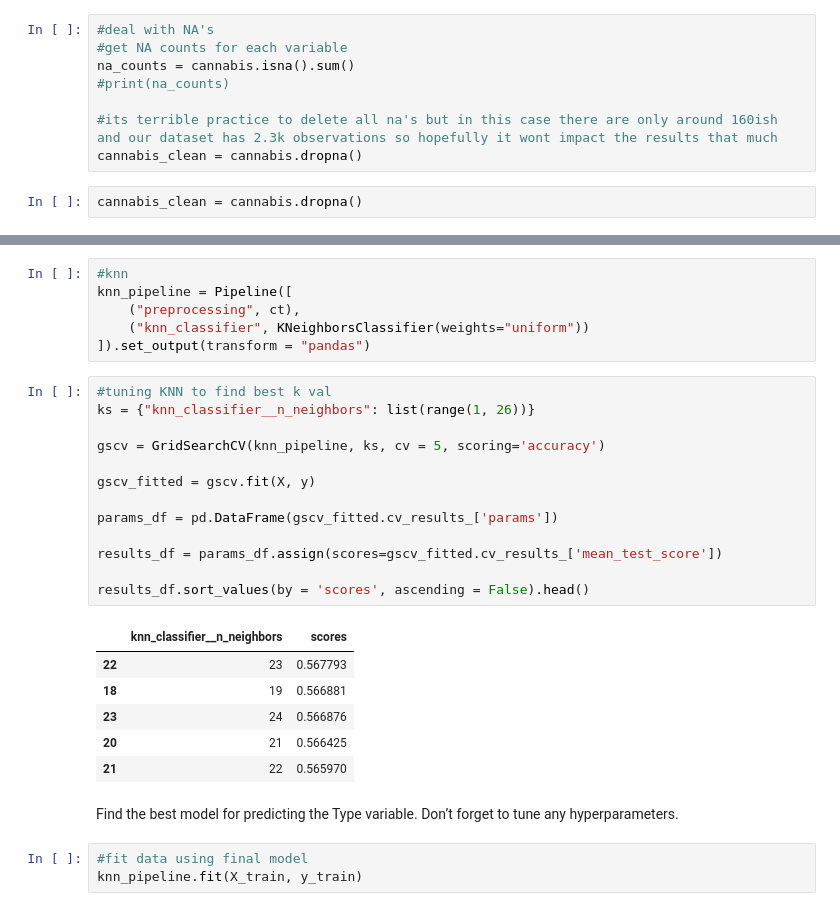
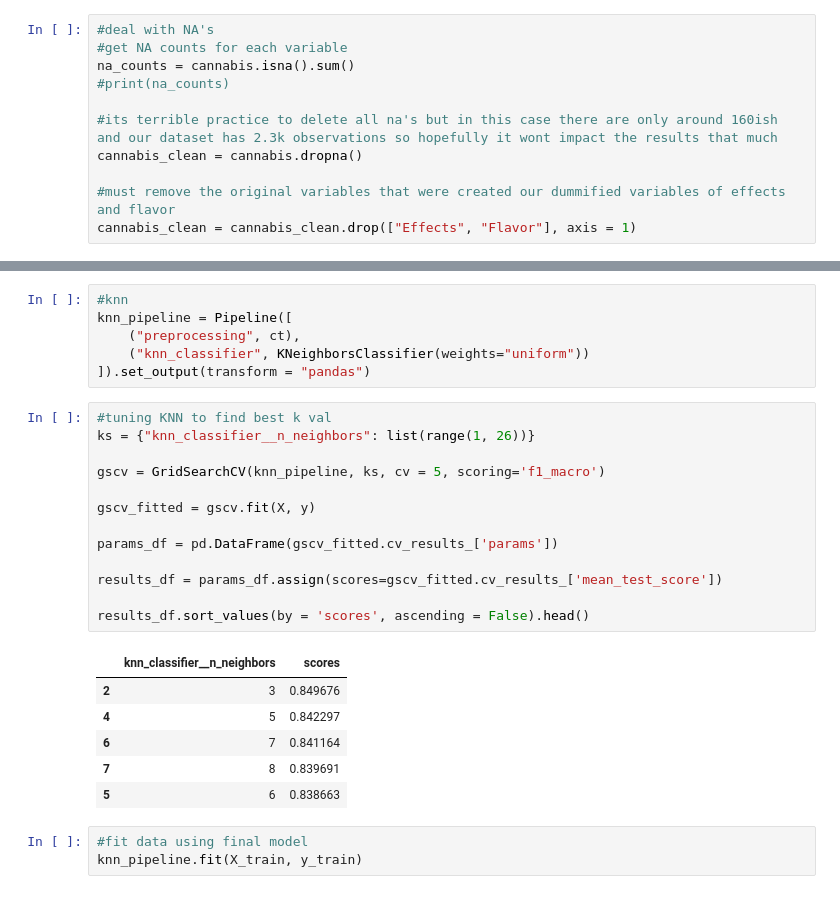
Before and after one commit to BLauf/GSB-544, a Jupyter notebook: labs/lab08/lab_08.ipynb, the cells around one changed output, grey strips where cells are left out. Cells and saved outputs as stored; diff of their text form.

```diff
--- a/labs/lab08/lab_08.ipynb
+++ b/labs/lab08/lab_08.ipynb
@@ -50,5 +62,6 @@ na_counts = cannabis.isna().sum()
 
 #its terrible practice to delete all na's but in this case there are only around 160ish and our dataset has 2.3k observations so hopefully it wont impact the results that much
 cannabis_clean = cannabis.dropna()
+
+#must remove the original variables that were created our dummified variables of effects and flavor
+cannabis_clean = cannabis_clean.drop(["Effects", "Flavor"], axis = 1)
-# %%
-cannabis_clean = cannabis.dropna()
@@ -550,25 +651,23 @@ knn_pipeline = Pipeline([
 # %%
 #tuning KNN to find best k val
 ks = {"knn_classifier__n_neighbors": list(range(1, 26))}
 
-gscv = GridSearchCV(knn_pipeline, ks, cv = 5, scoring='accuracy')
+gscv = GridSearchCV(knn_pipeline, ks, cv = 5, scoring='f1_macro')
 
 gscv_fitted = gscv.fit(X, y)
 
 params_df = pd.DataFrame(gscv_fitted.cv_results_['params'])
 
 results_df = params_df.assign(scores=gscv_fitted.cv_results_['mean_test_score'])
 
 results_df.sort_values(by = 'scores', ascending = False).head()
 # %% [output]
 |  | knn_classifier__n_neighbors | scores |
-| 22 | 23 | 0.567793 |
-| 18 | 19 | 0.566881 |
-| 23 | 24 | 0.566876 |
-| 20 | 21 | 0.566425 |
-| 21 | 22 | 0.565970 |
+| 2 | 3 | 0.849676 |
+| 4 | 5 | 0.842297 |
+| 6 | 7 | 0.841164 |
+| 7 | 8 | 0.839691 |
+| 5 | 6 | 0.838663 |
-# %% [markdown]
-Find the best model for predicting the Type variable. Don’t forget to tune any hyperparameters.
 # %%
 #fit data using final model
 knn_pipeline.fit(X_train, y_train)
```
Also changed, not shown: parts of 62 cells of this notebook, 1 other file.
